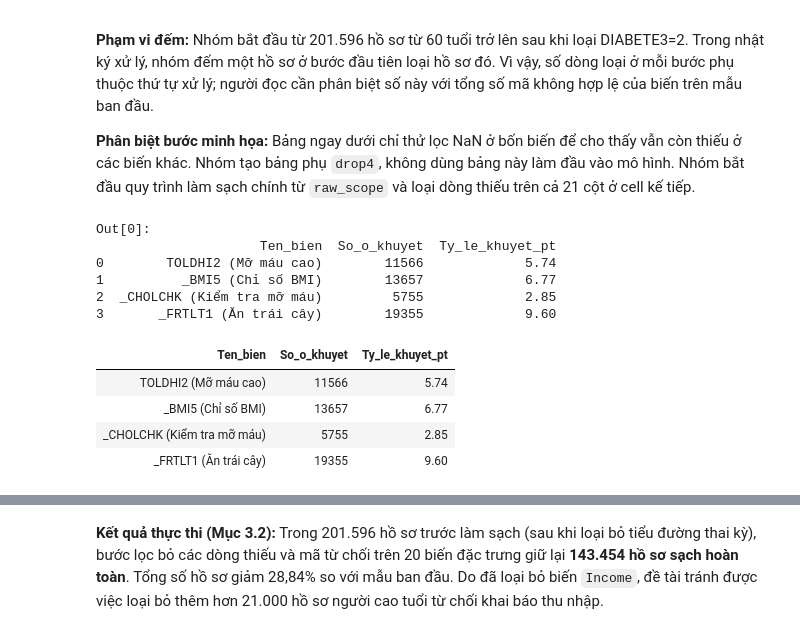
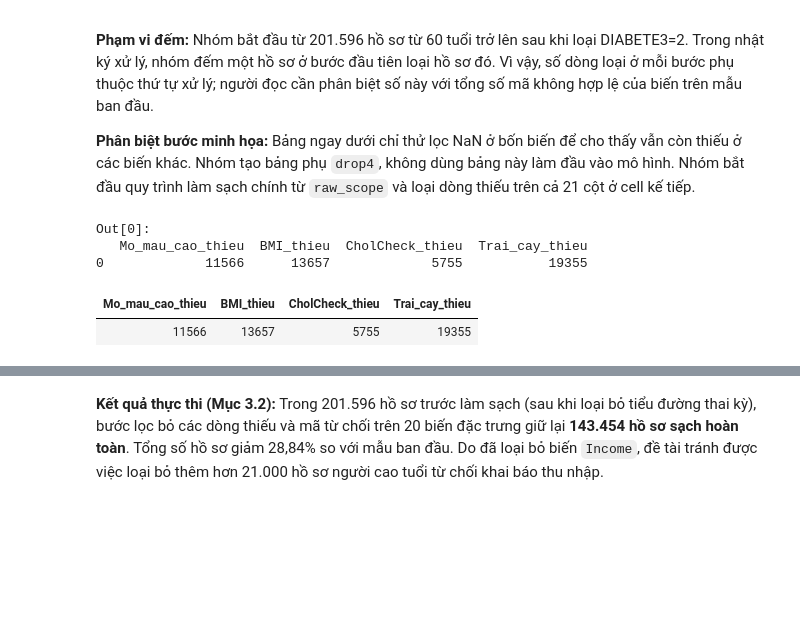
Before and after one commit to trancongdureal/ADY201m, a Jupyter notebook: Bao_cao_cuoi_ky_Nhom_6_SQL.ipynb, the cells around one changed output, grey strips where cells are left out. Drawn from its saved outputs; the diff is of its cells as text; code cells hidden in the pictures; blank space fills up the shorter version.

```diff
--- a/Bao_cao_cuoi_ky_Nhom_6_SQL.ipynb
+++ b/Bao_cao_cuoi_ky_Nhom_6_SQL.ipynb
@@ -494,42 +437,19 @@ Nhóm giữ mã 88 của MENTHLTH/PHYSHLTH như câu trả lời hợp lệ và
 **Phân biệt bước minh họa:** Bảng ngay dưới chỉ thử lọc NaN ở bốn biến để cho thấy vẫn còn thiếu ở các biến khác. Nhóm tạo bảng phụ `drop4`, không dùng bảng này làm đầu vào mô hình. Nhóm bắt đầu quy trình làm sạch chính từ `raw_scope` và loại dòng thiếu trên cả 21 cột ở cell kế tiếp.
 # %%
 %%sql
--- Bảng 9: Tỷ lệ khuyết thiếu trên 4 biến có số ô khuyết lớn nhất bằng SQL
+-- Bảng 9: Thống kê số lượng ô khuyết thiếu trên 4 biến có tỷ lệ thiếu cao nhất
 SELECT
-    'TOLDHI2 (Mỡ máu cao)' AS Ten_bien,
-    SUM(CASE WHEN TOLDHI2 IS NULL OR TOLDHI2 NOT IN (1, 2) THEN 1 ELSE 0 END) AS So_o_khuyet,
-    ROUND(SUM(CASE WHEN TOLDHI2 IS NULL OR TOLDHI2 NOT IN (1, 2) THEN 1 ELSE 0 END) * 100.0 / COUNT(*), 2) AS Ty_le_khuyet_pt
-FROM raw_data
-UNION ALL
-SELECT
-    '_BMI5 (Chỉ số BMI)',
-    SUM(CASE WHEN _BMI5 IS NULL OR _BMI5 <= 0 THEN 1 ELSE 0 END),
-    ROUND(SUM(CASE WHEN _BMI5 IS NULL OR _BMI5 <= 0 THEN 1 ELSE 0 END) * 100.0 / COUNT(*), 2)
-FROM raw_data
-UNION ALL
-SELECT
-    '_CHOLCHK (Kiểm tra mỡ máu)',
-    SUM(CASE WHEN _CHOLCHK IS NULL OR _CHOLCHK NOT IN (1, 2, 3) THEN 1 ELSE 0 END),
-    ROUND(SUM(CASE WHEN _CHOLCHK IS NULL OR _CHOLCHK NOT IN (1, 2, 3) THEN 1 ELSE 0 END) * 100.0 / COUNT(*), 2)
-FROM raw_data
-UNION ALL
-SELECT
-    '_FRTLT1 (Ăn trái cây)',
-    SUM(CASE WHEN _FRTLT1 IS NULL OR _FRTLT1 NOT IN (1, 2) THEN 1 ELSE 0 END),
-    ROUND(SUM(CASE WHEN _FRTLT1 IS NULL OR _FRTLT1 NOT IN (1, 2) THEN 1 ELSE 0 END) * 100.0 / COUNT(*), 2)
+    SUM(CASE WHEN TOLDHI2 IS NULL OR TOLDHI2 NOT IN (1, 2) THEN 1 ELSE 0 END) AS Mo_mau_cao_thieu,
+    SUM(CASE WHEN _BMI5 IS NULL OR _BMI5 <= 0 THEN 1 ELSE 0 END) AS BMI_thieu,
+    SUM(CASE WHEN _CHOLCHK IS NULL OR _CHOLCHK NOT IN (1, 2, 3) THEN 1 ELSE 0 END) AS CholCheck_thieu,
+    SUM(CASE WHEN _FRTLT1 IS NULL OR _FRTLT1 NOT IN (1, 2) THEN 1 ELSE 0 END) AS Trai_cay_thieu
 FROM raw_data;
 # %% [output]
 Out[0]:
-                     Ten_bien  So_o_khuyet  Ty_le_khuyet_pt
-0        TOLDHI2 (Mỡ máu cao)        11566             5.74
-1          _BMI5 (Chỉ số BMI)        13657             6.77
-2  _CHOLCHK (Kiểm tra mỡ máu)         5755             2.85
-3       _FRTLT1 (Ăn trái cây)        19355             9.60
+   Mo_mau_cao_thieu  BMI_thieu  CholCheck_thieu  Trai_cay_thieu
+0             11566      13657             5755           19355
-| Ten_bien | So_o_khuyet | Ty_le_khuyet_pt |
-| TOLDHI2 (Mỡ máu cao) | 11566 | 5.74 |
-| _BMI5 (Chỉ số BMI) | 13657 | 6.77 |
-| _CHOLCHK (Kiểm tra mỡ máu) | 5755 | 2.85 |
-| _FRTLT1 (Ăn trái cây) | 19355 | 9.60 |
+| Mo_mau_cao_thieu | BMI_thieu | CholCheck_thieu | Trai_cay_thieu |
+| 11566 | 13657 | 5755 | 19355 |
 # %%
 # Bảng 10: Thống kê số lượng ô NaN trên toàn bộ 21 cột trước khi loại bỏ
 nan_all_df = pd.DataFrame({
```
Also changed, not shown: parts of 23 cells of this notebook, 1 other file.
